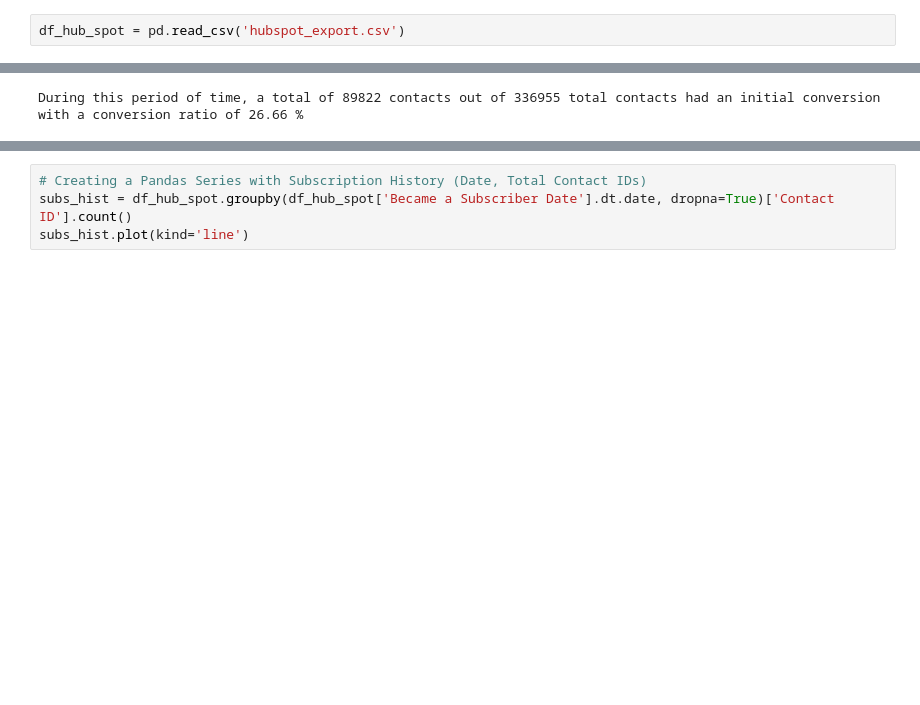
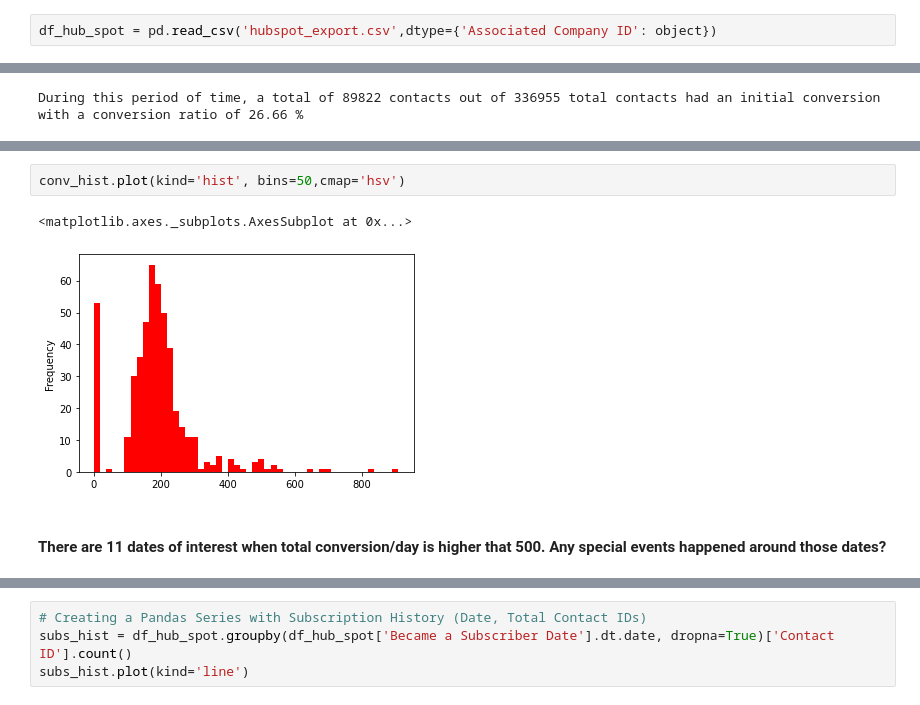
Before and after one commit to lightshifted/DLAI, a Jupyter notebook: eda.ipynb, the cells around one changed output, grey strips where cells are left out. Saved outputs shown, nothing was run; the diff lists cells and outputs as text; blank space fills up the shorter version.

```diff
--- a/eda.ipynb
+++ b/eda.ipynb
@@ -111,7 +111,7 @@ conv_hist.plot(kind='bar')
 # %% [markdown]
 ## Now exploring hubspot_export.csv
 # %%
-df_hub_spot = pd.read_csv('hubspot_export.csv')
+df_hub_spot = pd.read_csv('hubspot_export.csv',dtype={'Associated Company ID': object})
 # %%
 df_hub_spot.info()
 # %% [output]
@@ -172,0 +187,7 @@ During this period of time, a total of 89822 contacts out of 336955 total contac
+# %%
+conv_hist.plot(kind='hist', bins=50,cmap='hsv')
+# %% [output]
+<matplotlib.axes._subplots.AxesSubplot at 0x...>
+[figure, added]
+# %% [markdown]
+#### There are 11 dates of interest when total conversion/day is higher that 500. Any special events happened around those dates?
```
Also changed, not shown: parts of 38 cells of this notebook.
